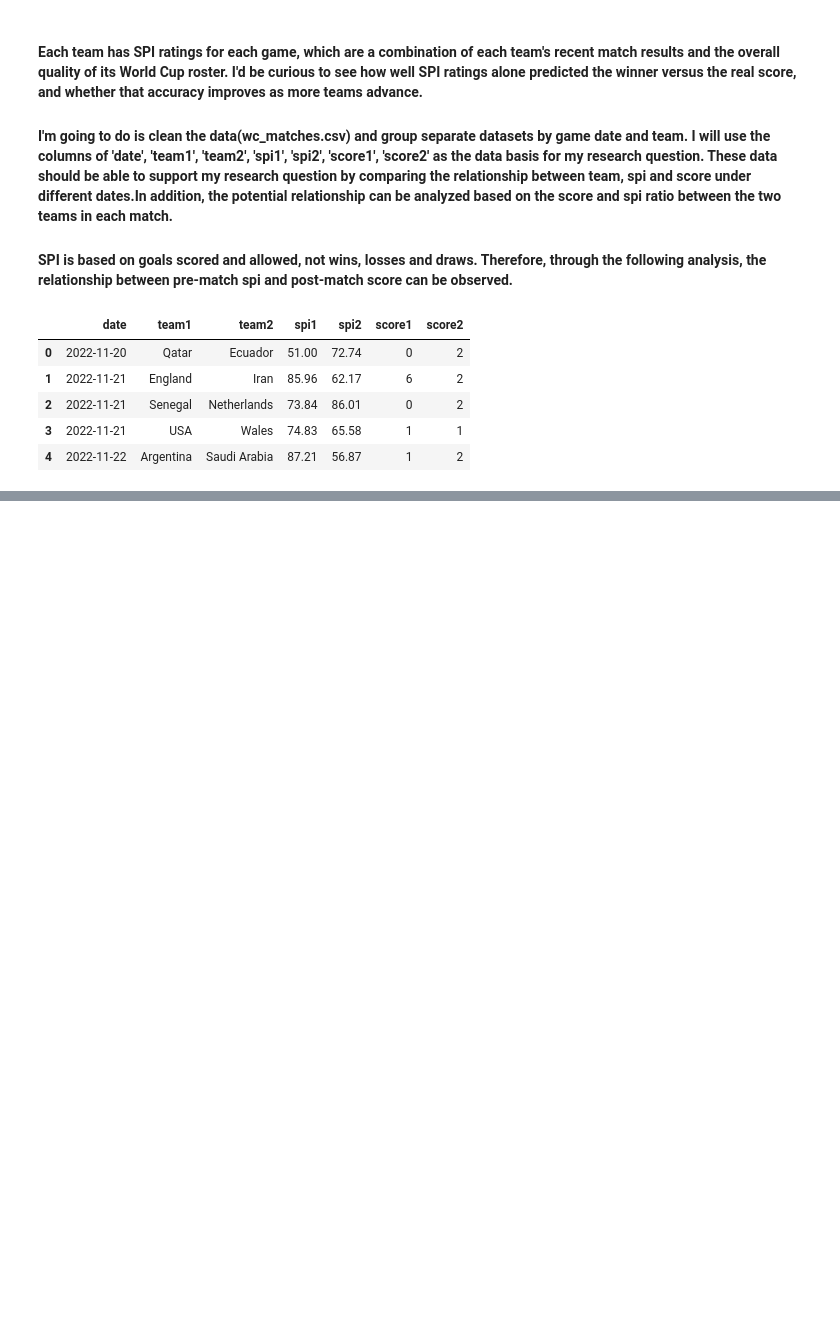
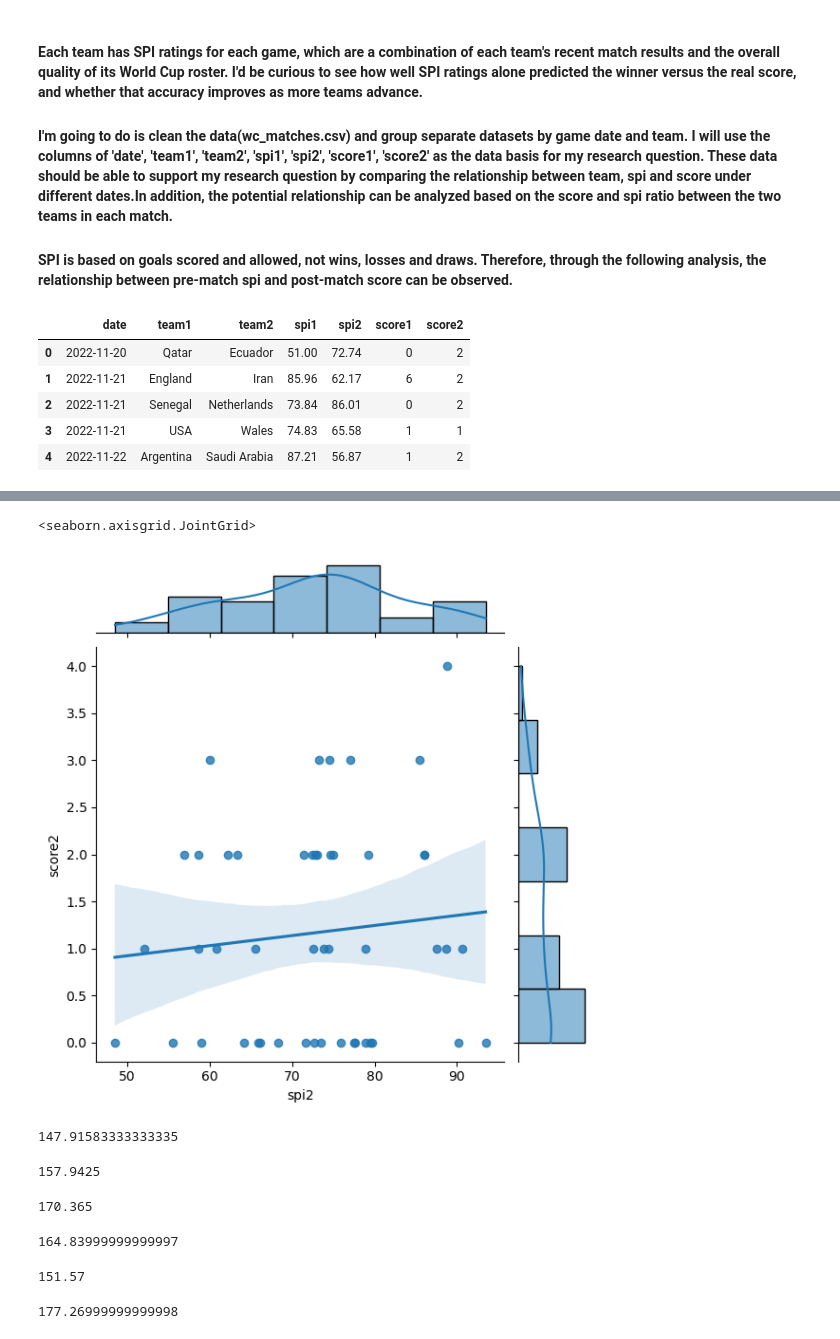
Before and after one commit to ubco-W2022T2-data301/project-group-group41, a Jupyter notebook: analysis/analysis2_Runmeng_Qin.ipynb, the cells around one changed output, grey strips where cells are left out. Cells and saved outputs as stored; diff of their text form; code cells hidden in the pictures; blank space fills up the shorter version.

```diff
--- a/analysis/analysis2_Runmeng_Qin.ipynb
+++ b/analysis/analysis2_Runmeng_Qin.ipynb
@@ -26,0 +124,5 @@ df_use.head()
+# %%
+sns.jointplot(x='spi2', y='score2', data=df_groupStage, kind='reg')
+# %% [output]
+<seaborn.axisgrid.JointGrid>
+[figure, added]
@@ -26,0 +131,36 @@ df_use.head()
+# %%
+groupstageSpi=df_groupStage["spi1"]+df_groupStage["spi2"]
+groupstageSpi=sum(groupstageSpi)/len(groupstageSpi)
+print(groupstageSpi)
+# %% [output]
+147.91583333333335
+# %%
+roundOSixteenSpi=df_roundOSixteen["spi1"]+df_roundOSixteen["spi2"]
+roundOSixteenSpi=sum(roundOSixteenSpi)/len(roundOSixteenSpi)
+print(roundOSixteenSpi)
+# %% [output]
+157.9425
+# %%
+quarterFinalspi=df_quarterFinals["spi1"]+df_quarterFinals["spi2"]
+quarterFinalspi=sum(quarterFinalspi)/len(quarterFinalspi)
+quarterFinalspi
+# %% [output]
+170.365
+# %%
+semifinalspi=df_semifinal["spi1"]+df_semifinal["spi2"]
+semifinalspi=sum(semifinalspi)/len(semifinalspi)
+print(semifinalspi)
+# %% [output]
+164.83999999999997
+# %%
+ThirdPlaceMatchspi=df_ThirdPlaceMatch["spi1"]+df_ThirdPlaceMatch["spi2"]
+ThirdPlaceMatchspi=sum(ThirdPlaceMatchspi)/len(ThirdPlaceMatchspi)
+print(ThirdPlaceMatchspi)
+# %% [output]
+151.57
+# %%
+finalspi=df_final["spi1"]+df_final["spi2"]
+finalspi=sum(finalspi)/len(finalspi)
+print(finalspi)
+# %% [output]
+177.26999999999998
```
Also changed, not shown: parts of 19 cells of this notebook, 1 other file.
